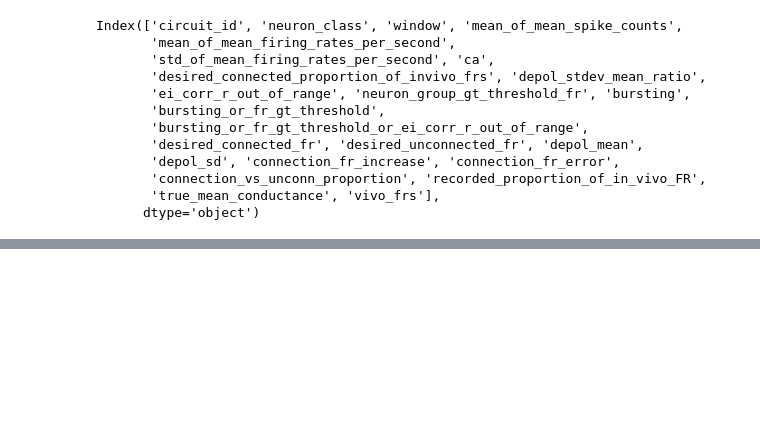
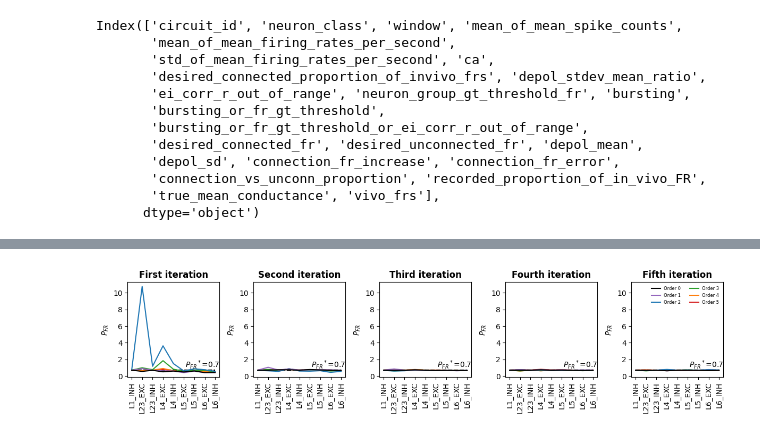
Before and after one commit to BlueBrain/sscx-analysis, a Jupyter notebook: simplified_connectome_models/notebooks/calibration/calibration_analysis.ipynb, the cells around one changed output, grey strips where cells are left out. Cells and saved outputs as stored; diff of their text form; code cells hidden in the pictures; blank space fills up the shorter version.

```diff
--- a/simplified_connectome_models/notebooks/calibration/calibration_analysis.ipynb
+++ b/simplified_connectome_models/notebooks/calibration/calibration_analysis.ipynb
@@ -115,2 +119,24 @@ plt.show()
+# %%
+plt.figure(figsize=(12, 3))
+y_lim = None
+for iter_idx in range(num_iter):
+    plt.subplot(1, num_iter, iter_idx + 1)
+    for _ord, _df in zip(order_list, calib_dfs[iter_idx]):
+        plt.plot(range(len(neuron_classes)), _df['recorded_proportion_of_in_vivo_FR'].values, color=ORDER_COLORS[_ord], label=f'Order {_ord}', zorder=-_ord)
+        plt.plot(range(len(neuron_classes)), _df['desired_connected_proportion_of_invivo_frs'], 'k--', zorder=-100)
+    P_FR_val = _df["desired_connected_proportion_of_invivo_frs"].unique()[0]
+    plt.text(np.max(plt.xlim()), P_FR_val, f'$P_F$$_R$$^*$={P_FR_val}', ha='right', va='bottom')
+    plt.xticks(range(len(neuron_classes)), neuron_classes, rotation=90)
+    plt.ylabel('$P_{FR}$')
+    plt.title(f'{upper(ITER_NAMES[iter_idx], 1)} iteration', fontweight='bold')
+    if y_lim is None:
+        y_lim = plt.ylim()
+    else:
+        plt.ylim(y_lim)
+plt.legend(frameon=False, ncols=2, fontsize=6)
+plt.tight_layout()
+plt.show()
+# %% [output]
+[figure, added]
 # %%
 plt.figure(figsize=(12, 3))
```
Also changed, not shown: parts of 7 cells of this notebook.
